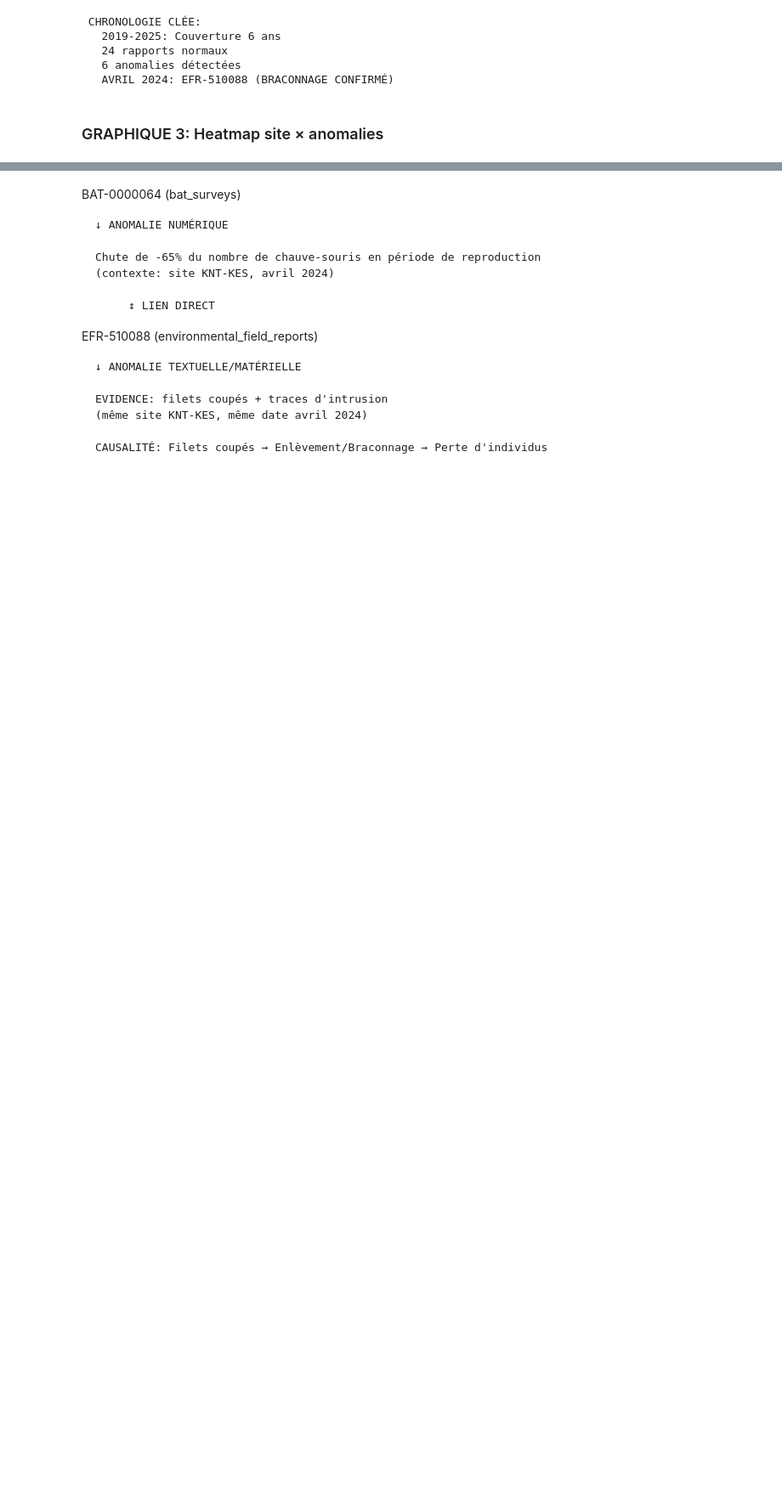
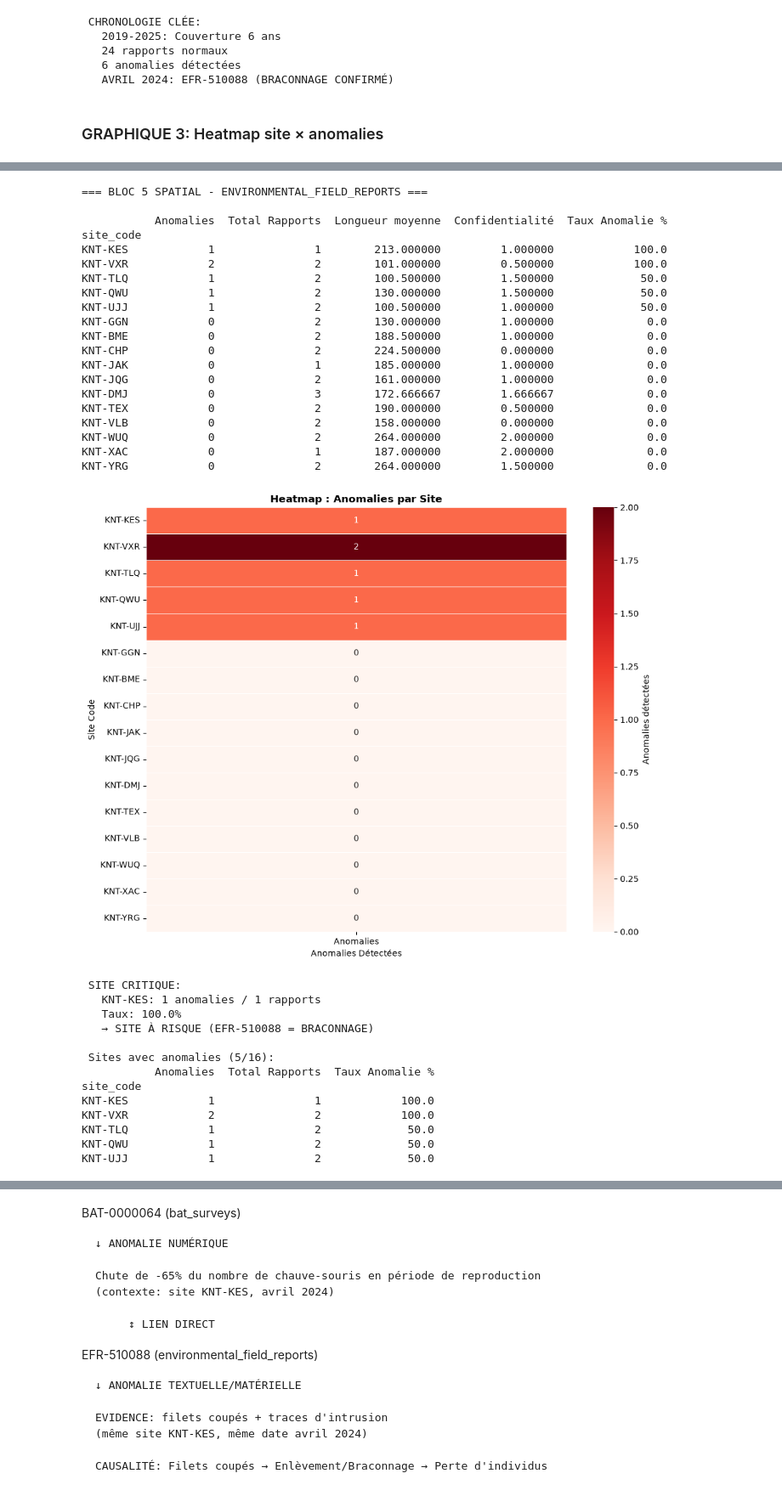
Before and after one commit to HananeDjouadi/G05-DataMining-2627, a Jupyter notebook: data/ecology/environmental_field_reports.ipynb, the cells around one changed output, grey strips where cells are left out. Shown at 85% size. Saved outputs shown, nothing was run; the diff lists cells and outputs as text; code cells hidden in the pictures; blank space fills up the shorter version.

```diff
--- a/data/ecology/environmental_field_reports.ipynb
+++ b/data/ecology/environmental_field_reports.ipynb
@@ -1232,0 +1350,80 @@ KNT-CHP            0               2              0.0
+# %%
+print("\n=== BLOC 5 SPATIAL - ENVIRONMENTAL_FIELD_REPORTS ===\n")
+
+# Agrégation par site
+site_agg = df_analysis.groupby('site_code').agg({
+    'is_anomaly': 'sum',
+    'document_id': 'count',
+    'word_count': 'mean',
+    'publication_status_encoded': 'mean'
+}).rename(columns={
+    'is_anomaly': 'Anomalies',
+    'document_id': 'Total Rapports',
+    'word_count': 'Longueur moyenne',
+    'publication_status_encoded': 'Confidentialité'
+})
+
+site_agg['Taux Anomalie %'] = (site_agg['Anomalies'] / site_agg['Total Rapports'] * 100).round(1)
+site_agg = site_agg.sort_values('Taux Anomalie %', ascending=False)
+
+print(site_agg.to_string())
+
+# Heatmap sites
+plt.figure(figsize=(10, 8))
+heatmap_data = site_agg[['Anomalies']].astype(int)
+sns.heatmap(heatmap_data, annot=True, fmt='d', cmap='Reds', cbar_kws={'label': 'Anomalies détectées'}, linewidths=0.5)
+plt.title('Heatmap : Anomalies par Site', fontweight='bold', fontsize=12)
+plt.xlabel('Anomalies Détectées')
+plt.ylabel('Site Code')
+plt.tight_layout()
+plt.show()
+
+# KNT-KES highlight
+print(f"\n SITE CRITIQUE:")
+if 'KNT-KES' in site_agg.index:
+    knt_row = site_agg.loc['KNT-KES']
+    print(f"   KNT-KES: {int(knt_row['Anomalies'])} anomalies / {int(knt_row['Total Rapports'])} rapports")
+    print(f"   Taux: {knt_row['Taux Anomalie %']}%")
+    print(f"   → SITE À RISQUE (EFR-510088 = BRACONNAGE)")
+else:
+    print(f"   KNT-KES: Pas de rapport distinct")
+
+# Sites avec anomalies
+sites_with_anomaly = site_agg[site_agg['Anomalies'] > 0].sort_values('Taux Anomalie %', ascending=False)
+print(f"\n Sites avec anomalies ({len(sites_with_anomaly)}/{len(site_agg)}):")
+print(sites_with_anomaly[['Anomalies', 'Total Rapports', 'Taux Anomalie %']].to_string())
+# %% [output]
+=== BLOC 5 SPATIAL - ENVIRONMENTAL_FIELD_REPORTS ===
+
+           Anomalies  Total Rapports  Longueur moyenne  Confidentialité  Taux Anomalie %
+site_code
+KNT-KES            1               1        213.000000         1.000000            100.0
+KNT-VXR            2               2        101.000000         0.500000            100.0
+KNT-TLQ            1               2        100.500000         1.500000             50.0
+KNT-QWU            1               2        130.000000         1.500000             50.0
+KNT-UJJ            1               2        100.500000         1.000000             50.0
+KNT-GGN            0               2        130.000000         1.000000              0.0
+KNT-BME            0               2        188.500000         1.000000              0.0
+KNT-CHP            0               2        224.500000         0.000000              0.0
+KNT-JAK            0               1        185.000000         1.000000              0.0
+KNT-JQG            0               2        161.000000         1.000000              0.0
+KNT-DMJ            0               3        172.666667         1.666667              0.0
+KNT-TEX            0               2        190.000000         0.500000              0.0
+KNT-VLB            0               2        158.000000         0.000000              0.0
+KNT-WUQ            0               2        264.000000         2.000000              0.0
+KNT-XAC            0               1        187.000000         2.000000              0.0
+KNT-YRG            0               2        264.000000         1.500000              0.0
+[figure, added]
+ SITE CRITIQUE:
+   KNT-KES: 1 anomalies / 1 rapports
+   Taux: 100.0%
+   → SITE À RISQUE (EFR-510088 = BRACONNAGE)
+
+ Sites avec anomalies (5/16):
+           Anomalies  Total Rapports  Taux Anomalie %
+site_code
+KNT-KES            1               1            100.0
+KNT-VXR            2               2            100.0
+KNT-TLQ            1               2             50.0
+KNT-QWU            1               2             50.0
+KNT-UJJ            1               2             50.0
```
Also changed, not shown: parts of 16 cells of this notebook, 1 other file.
